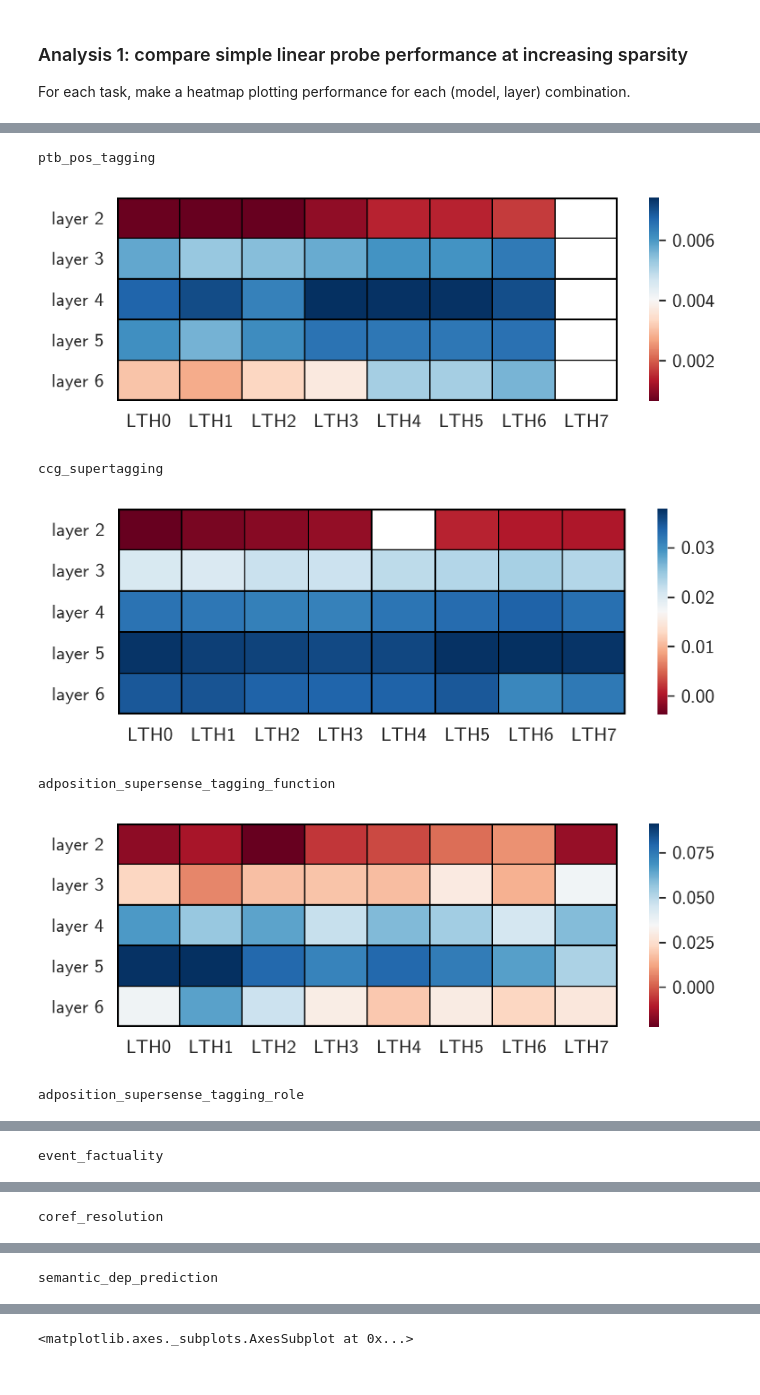
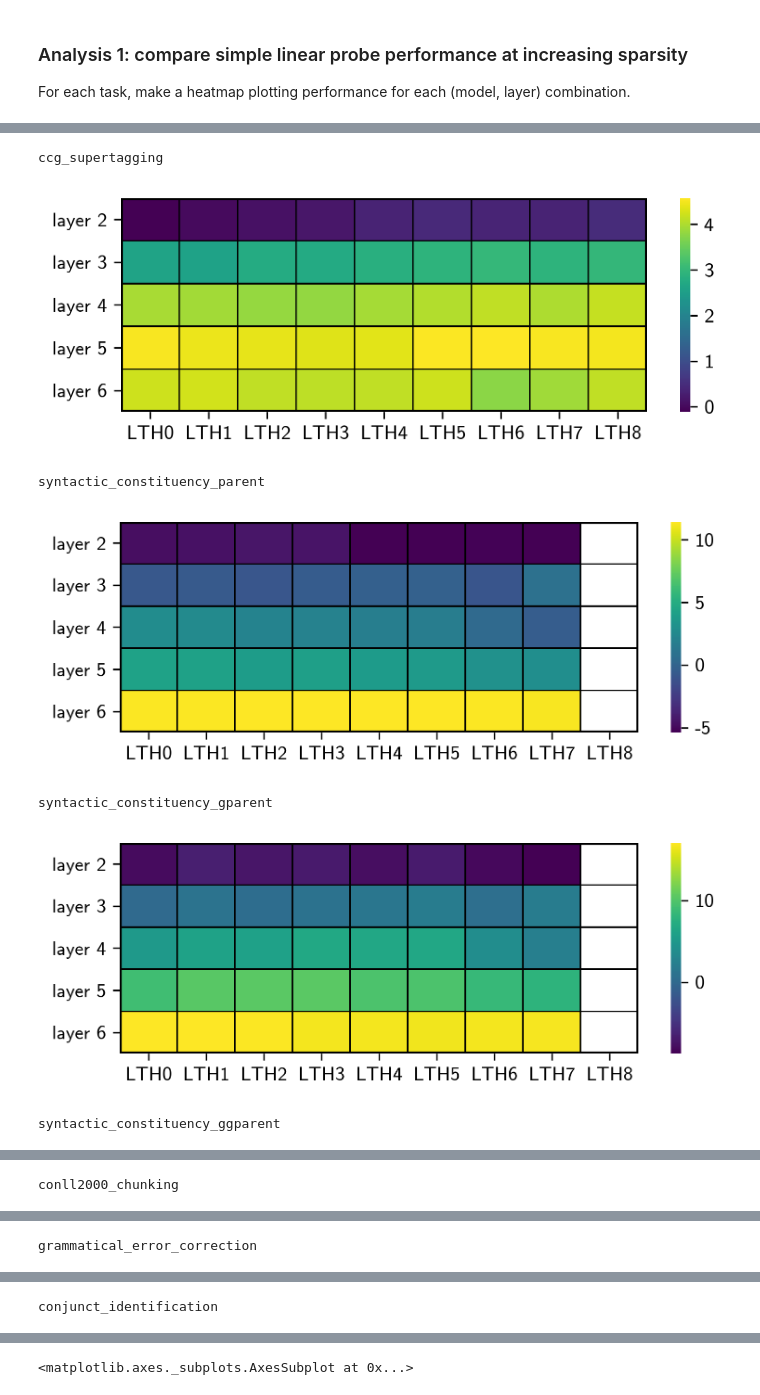
Before and after one commit to rmovva/lth-fairseq, a Jupyter notebook: analysis/analyze_probing_performance.ipynb, the cells around one changed output, grey strips where cells are left out. Drawn from its saved outputs; the diff is of its cells as text; code cells hidden in the pictures.

```diff
--- a/analysis/analyze_probing_performance.ipynb
+++ b/analysis/analyze_probing_performance.ipynb
@@ -148,0 +189,10 @@ SpearmanrResult(correlation=0.2753145843232386, pvalue=1.7628691130934784e-10)
+# %%
+plt.figure(figsize=(3, 10), dpi=200)
+df = df_norm_row
+ax = sns.heatmap(data=df, cmap='viridis', lw=0.5, vmin=-2) # vmin=np.nanmin(df.values), vmax=np.nanmax(df.values))
+ax.add_patch(Rectangle((0, 0), len(df.columns), len(df.index), fill=False, edgecolor='black', lw=2))
+ax.xaxis.tick_top()
+plt.xticks(rotation=90)
+ax.tick_params(axis='both', which='both', length=0, pad=5)
+# ax.set_title(' '.join(task.split('_')))
+plt.show()
@@ -207,4 +262,4 @@ mean_perf_per_task
 metric_gain_dict = {task : {model : [] for model in models} for task in tasks}
 for task in tasks:
     for model in models:
-        metric_gain_dict[task][model] = metric_dict[task][model] - mean_perf_per_task[task]
+        metric_gain_dict[task][model] = 100*(metric_dict[task][model] - mean_perf_per_task[task]) / mean_perf_per_task[task]
@@ -210,0 +307,23 @@ for task in tasks:
+# %%
+df_sets = {'morphology': [],
+           'syntax': [],
+           'semantics': []
+          }
+
+for task in metric_dict:
+    for task_type in task_types:
+        if task in task_types[task_type]:
+            df = pd.DataFrame(metric_gain_dict[task], index=[f'layer {i+1}' for i in range(6)])
+            df_sets[task_type].append(df)
+
+averaged_dfs = {}
+for task_type in df_sets:
+    averaged_dfs[task_type] = pd.concat(df_sets[task_type]).groupby(level=0).mean()
+# %%
+for task_type in averaged_dfs:
+    plt.figure(figsize=(6, 2), dpi=300)
+    df = averaged_dfs[task_type].iloc[1:, :]
+    ax = sns.heatmap(data=df, cmap='RdBu', lw=0.5, linecolor='k', annot=True, fmt='.1f') # vmin=np.nanmin(df.values), vmax=np.nanmax(df.values))
+    ax.add_patch(Rectangle((0, 0), len(df.columns), len(df.index), fill=False, edgecolor='black', lw=2))
+    ax.set_title(task_type)
+    plt.show()
@@ -211,22 +334,16 @@ for task in tasks:
 # %%
-from matplotlib.patches import Rectangle
-
-for task in metric_dict:
+for task in task_types['syntax']:
     print(task)
     plt.figure(figsize=(6, 2), dpi=300)
     df = pd.DataFrame(metric_gain_dict[task], index=[f'layer {i+1}' for i in range(6)])
-#     ax = sns.heatmap(data=df, cmap='RdBu_r', lw=0.5, linecolor='white')
-    fix()
-    ax = sns.heatmap(data=df.iloc[1:,:], cmap='RdBu', lw=0.5, linecolor='k') # vmin=np.nanmin(df.values), vmax=np.nanmax(df.values))
-#     for _, spine in ax.spines.items():
-#         spine.set_visible(True)
+    ax = sns.heatmap(data=df.iloc[1:,:], cmap='viridis', lw=0.5, linecolor='k') # vmin=np.nanmin(df.values), vmax=np.nanmax(df.values))
     ax.add_patch(Rectangle((0, 0), len(df.columns), len(df.index)-1, fill=False, edgecolor='black', lw=2))
     plt.show()
 # %% [output]
-ptb_pos_tagging
+ccg_supertagging
-[figure, old version]
+[figure, new version]
-ccg_supertagging
+syntactic_constituency_parent
-[figure, old version]
+[figure, new version]
-adposition_supersense_tagging_function
+syntactic_constituency_gparent
-[figure, old version]
+[figure, new version]
-adposition_supersense_tagging_role
+syntactic_constituency_ggparent
@@ -234 +351 @@ adposition_supersense_tagging_role
-event_factuality
+conll2000_chunking
@@ -236 +353 @@ event_factuality
-coref_resolution
+grammatical_error_correction
@@ -238 +355 @@ coref_resolution
-semantic_dep_prediction
+conjunct_identification
```
Also changed, not shown: parts of 16 cells of this notebook, 10 other files.
